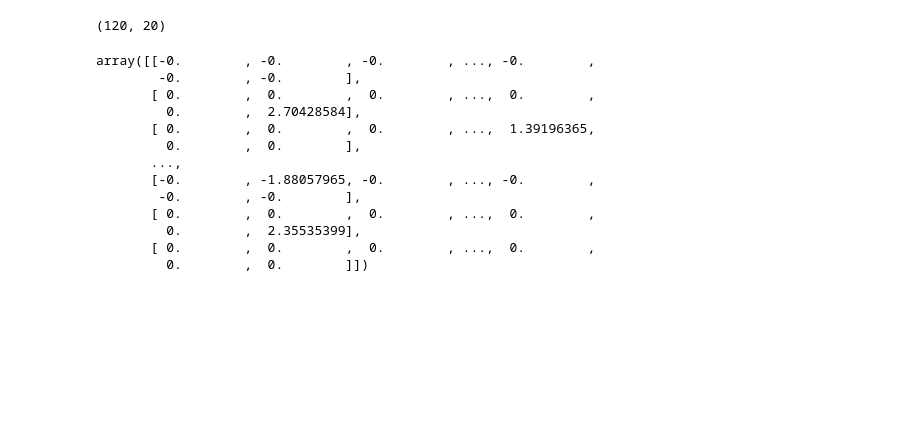
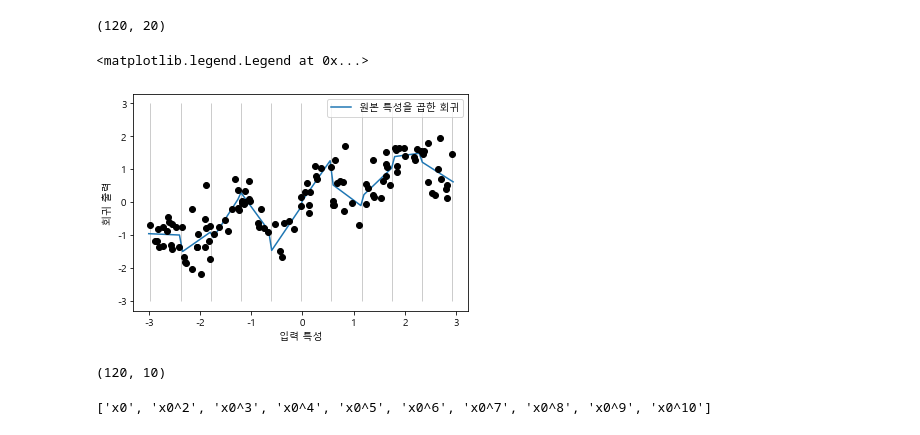
Before and after one commit to ikeven94/py_repo, a Jupyter notebook: Feature_Engineering.ipynb, the cells around one changed output. Saved outputs shown, nothing was run; the diff lists cells and outputs as text; code cells hidden in the pictures; blank space fills up the shorter version.

```diff
--- a/Feature_Engineering.ipynb
+++ b/Feature_Engineering.ipynb
@@ -330,23 +330,14 @@ print(X_product.shape)
 # %%
 reg = LinearRegression().fit(X_product,y)
 
 line_product = np.hstack([line_binned, line*line_binned])
 plt.plot(line, reg.predict(line_product), label='원본 특성을 곱한 회귀')
 
-plt.vline(kb.bin_edges_[0], -3,3, linewidth=1,alpha=0.2)
+plt.vlines(kb.bin_edges_[0], -3,3, linewidth=1,alpha=0.2)
 plt.plot(X[:,0],y,'o',c='k')
-plt.ylab
+plt.ylabel('회귀 출력')
+plt.xlabel('입력 특성')
+plt.legend(loc='best')
 # %% [output]
-array([[-0.        , -0.        , -0.        , ..., -0.        ,
-        -0.        , -0.        ],
-       [ 0.        ,  0.        ,  0.        , ...,  0.        ,
-         0.        ,  2.70428584],
-       [ 0.        ,  0.        ,  0.        , ...,  1.39196365,
-         0.        ,  0.        ],
-       ...,
-       [-0.        , -1.88057965, -0.        , ..., -0.        ,
-        -0.        , -0.        ],
-       [ 0.        ,  0.        ,  0.        , ...,  0.        ,
-         0.        ,  2.35535399],
-       [ 0.        ,  0.        ,  0.        , ...,  0.        ,
-         0.        ,  0.        ]])
+<matplotlib.legend.Legend at 0x...>
+[figure, added]
@@ -352,0 +351,8 @@ array([[-0.        , -0.        , -0.        , ..., -0.        ,
+# %%
+print(X_poly.shape) # 10차원 이므로 10개의 특성
+# %% [output]
+(120, 10)
+# %%
+poly.get_feature_names()
+# %% [output]
+['x0', 'x0^2', 'x0^3', 'x0^4', 'x0^5', 'x0^6', 'x0^7', 'x0^8', 'x0^9', 'x0^10']
```
Also changed, not shown: parts of 3 cells of this notebook.
